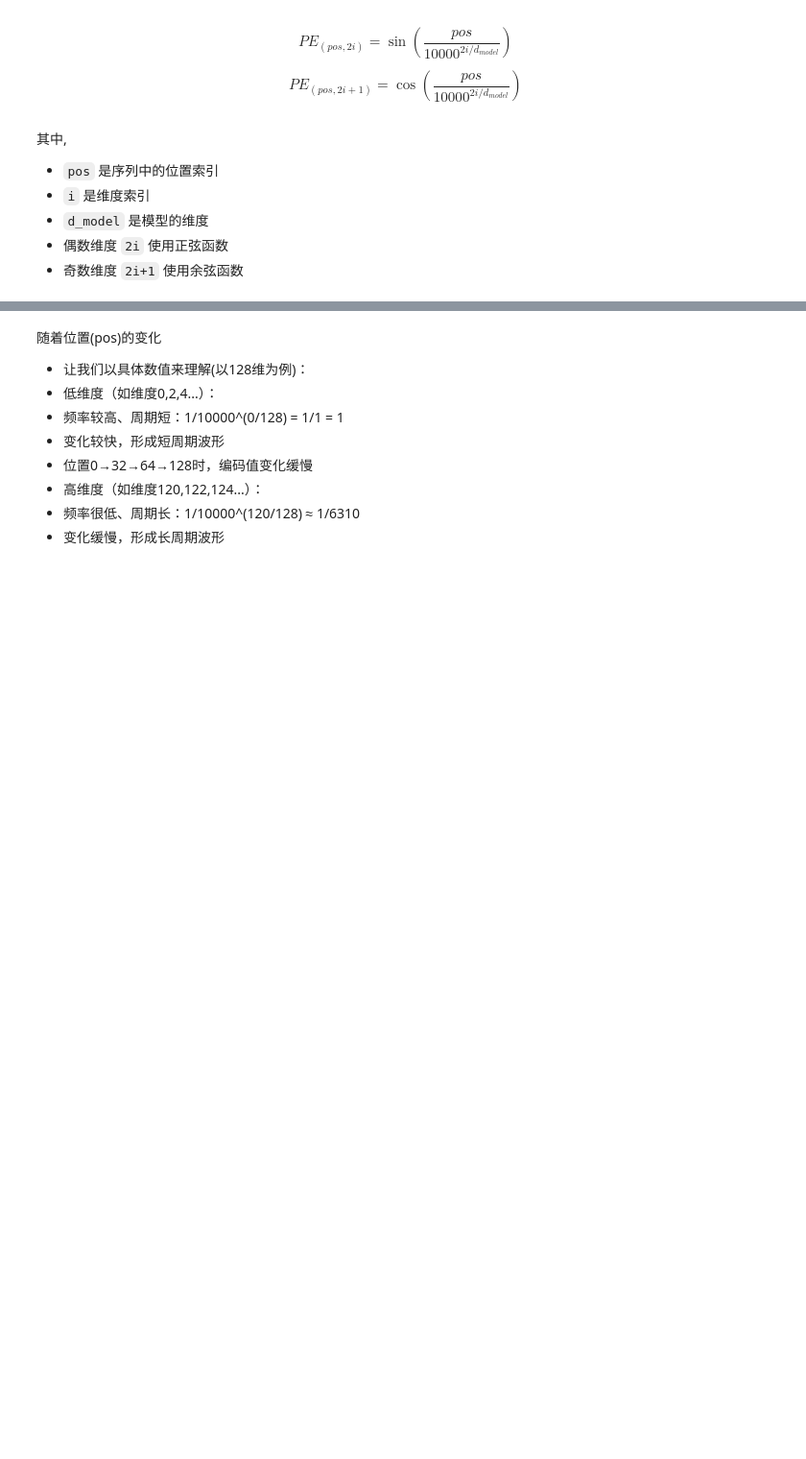
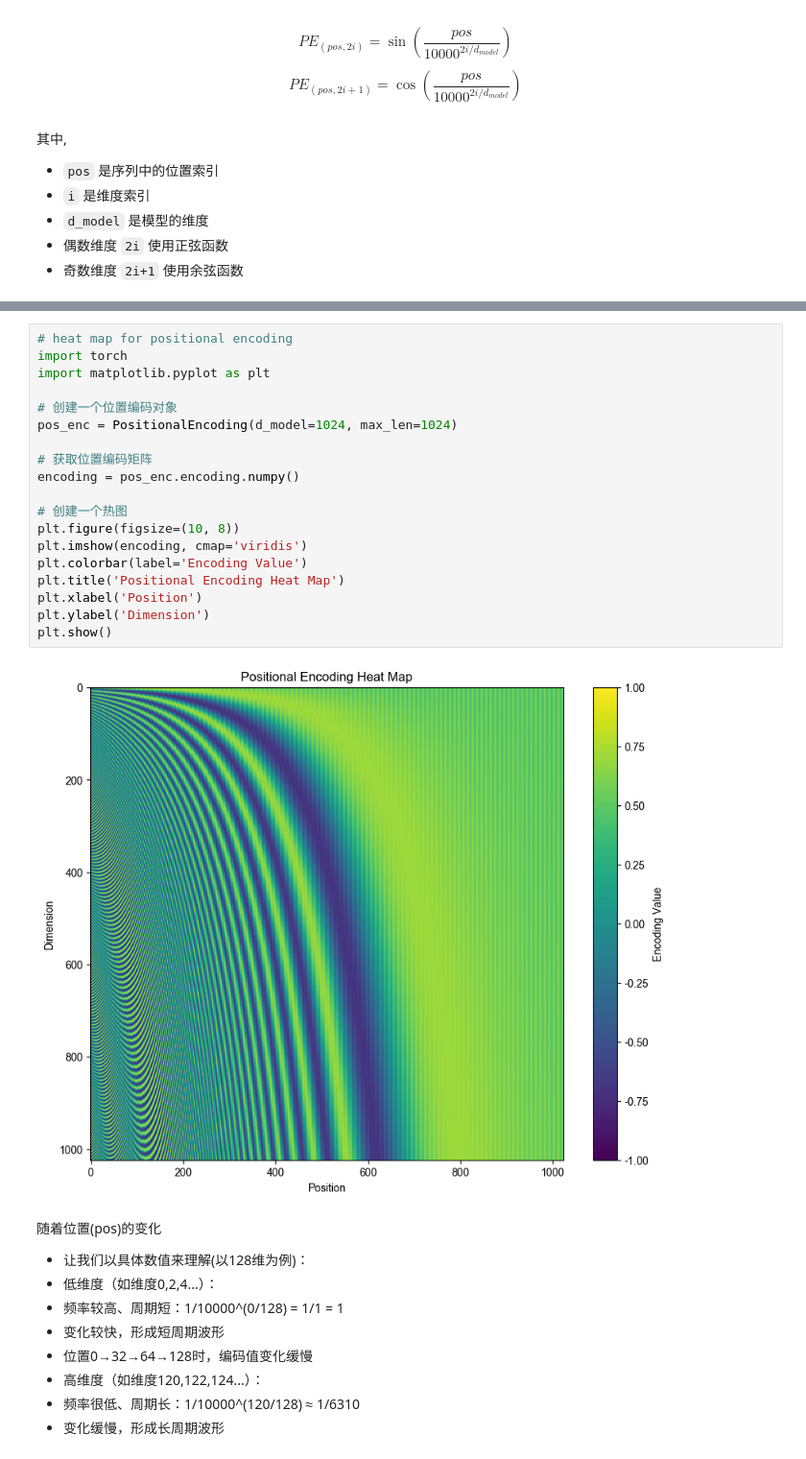
Before and after one commit to RobotZZZZZ/my_llm_resource, a Jupyter notebook: 1_transformer/transformer.ipynb, the cells around one changed output, grey strips where cells are left out. Shown at 96% size. Saved outputs shown, nothing was run; the diff lists cells and outputs as text; blank space fills up the shorter version.

```diff
--- a/1_transformer/transformer.ipynb
+++ b/1_transformer/transformer.ipynb
@@ -103,3 +113,24 @@ plt.show()
+# %%
+# heat map for positional encoding
+import torch
+import matplotlib.pyplot as plt
+
+# 创建一个位置编码对象
+pos_enc = PositionalEncoding(d_model=1024, max_len=1024)
+
+# 获取位置编码矩阵
+encoding = pos_enc.encoding.numpy()
+
+# 创建一个热图
+plt.figure(figsize=(10, 8))
+plt.imshow(encoding, cmap='viridis')
+plt.colorbar(label='Encoding Value')
+plt.title('Positional Encoding Heat Map')
+plt.xlabel('Position')
+plt.ylabel('Dimension')
+plt.show()
+# %% [output]
+[figure, added]
 # %% [markdown]
 随着位置(pos)的变化
 - 让我们以具体数值来理解(以128维为例)：
```
Also changed, not shown: parts of 14 cells of this notebook, 2 other files.
